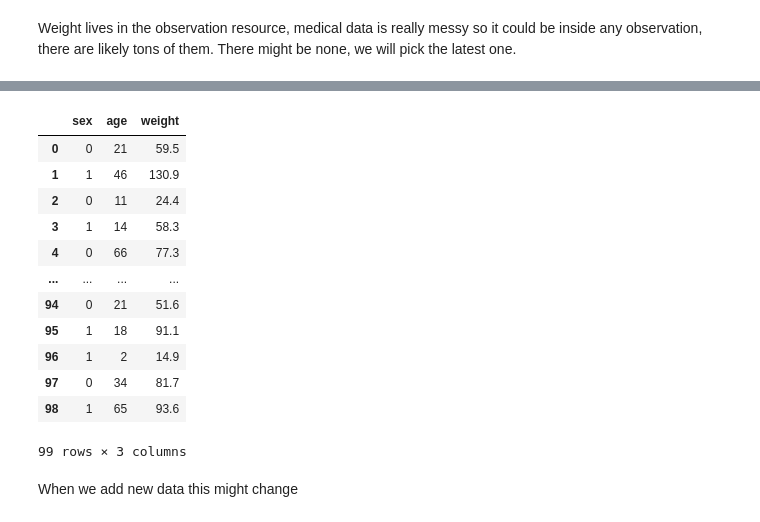
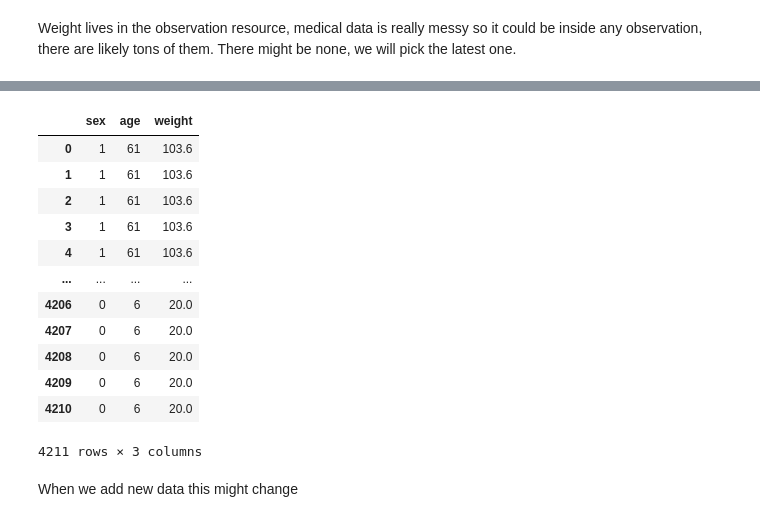
Before and after one commit to keace888/Medical-codes, a Jupyter notebook: Medical_codes.ipynb, the cells around one changed output, grey strips where cells are left out. Saved outputs shown, nothing was run; the diff lists cells and outputs as text; code cells hidden in the pictures.

```diff
--- a/Medical_codes.ipynb
+++ b/Medical_codes.ipynb
@@ -152,34 +153,46 @@ get_latest_weight(json_dicts[0])
-# %%
-sex = []
-age = []
-weight = []
-for patient in json_dicts:
-  weight.append(get_latest_weight(patient))
-  patient_sex = patient['entry'][0]['resource']['gender']
-  if patient_sex == 'female':
-    sex.append(0)
-  else:
-    sex.append(1)
-  age.append(birthday_to_age(patient['entry'][0]['resource']['birthDate']))
-
-data['age'] = age
-data['sex'] = sex
-data['weight'] = weight
-data
-# %% [output]
-|  | sex | age | weight |
-| 0 | 0 | 21 | 59.5 |
-| 1 | 1 | 46 | 130.9 |
-| 2 | 0 | 11 | 24.4 |
-| 3 | 1 | 14 | 58.3 |
-| 4 | 0 | 66 | 77.3 |
-| ... | ... | ... | ... |
-| 94 | 0 | 21 | 51.6 |
-| 95 | 1 | 18 | 91.1 |
-| 96 | 1 | 2 | 14.9 |
-| 97 | 0 | 34 | 81.7 |
-| 98 | 1 | 65 | 93.6 |
-99 rows × 3 columns
+# %%
+sex_list = []
+age_list = []
+weight_list = []
+display = []
+
+for patient_bundle in json_dicts:
+    # Assuming the patient resource is typically the first entry
+    patient_resource = patient_bundle['entry'][0]['resource']
+    patient_sex = patient_resource['gender']
+    patient_age = birthday_to_age(patient_resource['birthDate'])
+    patient_weight = get_latest_weight(patient_bundle)
+
+    # Iterate through entries to find MedicationRequests and add patient data for each
+    for entry in patient_bundle['entry']:
+        if entry['resource']['resourceType'] == "MedicationRequest":
+            #if entry['resource']['dosageInstruction'] != None:
+            #  print(entry['resource']['dosageInstruction'])
+            sex_list.append(0 if patient_sex == 'female' else 1)
+            age_list.append(patient_age)
+            weight_list.append(patient_weight)
+
+# Create a new DataFrame 'data' from the collected lists
+data = pd.DataFrame({
+    'sex': sex_list,
+    'age': age_list,
+    'weight': weight_list
+})
+data
+# %% [output]
+|  | sex | age | weight |
+| 0 | 1 | 61 | 103.6 |
+| 1 | 1 | 61 | 103.6 |
+| 2 | 1 | 61 | 103.6 |
+| 3 | 1 | 61 | 103.6 |
+| 4 | 1 | 61 | 103.6 |
+| ... | ... | ... | ... |
+| 4206 | 0 | 6 | 20.0 |
+| 4207 | 0 | 6 | 20.0 |
+| 4208 | 0 | 6 | 20.0 |
+| 4209 | 0 | 6 | 20.0 |
+| 4210 | 0 | 6 | 20.0 |
+4211 rows × 3 columns
 # %% [markdown]
 When we add new data this might change
 # %%
```
Also changed, not shown: parts of 3 cells of this notebook.
